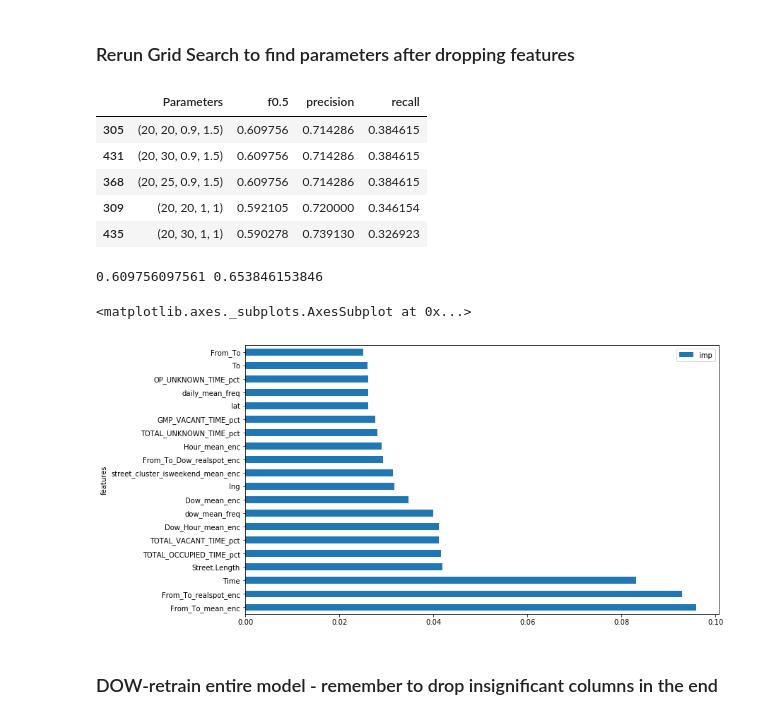
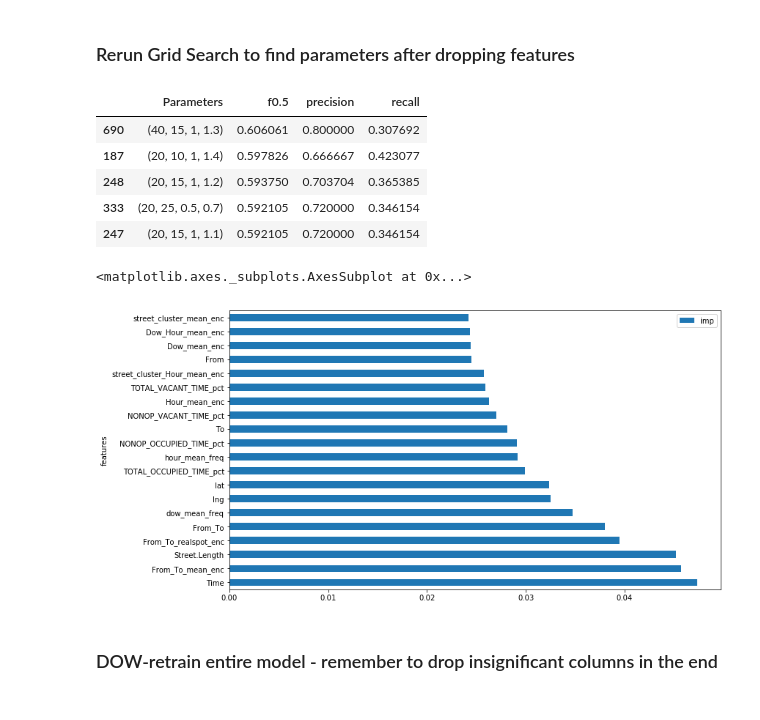
Before and after one commit to dyan10/SF-Parking-prediction-for-Parknav, a Jupyter notebook: models/final_model.ipynb, the cells around one changed output. Drawn from its saved outputs; the diff is of its cells as text; code cells hidden in the pictures.

```diff
--- a/models/final_model.ipynb
+++ b/models/final_model.ipynb
@@ -12,10 +18,10 @@ valid_swhg = pd.read_csv('../data/valid_swhg.csv', infer_datetime_format=True, i
 parkrec = pd.read_csv('../data/park_tojoin.csv')
 pr_test=pd.read_csv('../data/park_tojoin_test.csv')
 
-train['daily_mean_freq'] = parkrec['daily_avg_freq']
+train['hour_mean_freq'] = parkrec['hour_avg_freq']
 train['dow_mean_freq'] = parkrec['dow_avg_freq']
 
-test['daily_mean_freq'] = pr_test['daily_avg_freq']
+test['hour_mean_freq'] = pr_test['hour_avg_freq']
 test['dow_mean_freq'] = pr_test['dow_avg_freq']
 # %%
 train.head()
@@ -289,12 +296,19 @@ table3.head()
 # %%
 # use the best hyperparameters to get feature importance:
-best = (20, 25, 0.6, 0.7)
-np.random.seed(1)
+best = (40, 15, 0.4, 1.5)
+np.random.seed(42)
 m2 = RandomForestClassifier(n_estimators = best[0], max_depth =best[1], max_features=best[2], class_weight={0:1,1:best[3]}, min_samples_split = 2, n_jobs=-1)
 m2.fit(X_train_swhg,y_train_swhg)
+pred = m2.predict(X_valid_swhg)
+prec = precision_score(y_valid_swhg, pred)
+rec = recall_score(y_valid_swhg, pred)
+f = f05_score_hard(y_valid_swhg, pred)
+
+print (f)
 
 feat_imp_swhg = pd.DataFrame({
     'features': X_train_swhg.columns,
     'imp' :m2.feature_importances_
 })
 feat_imp_swhg.sort_values(by='imp', inplace=True, ascending=False)
+feat_imp_swhg[:10].plot('features','imp','barh', figsize=(8,6), fontsize = 8)
@@ -331,5 +342,5 @@ import matplotlib.pyplot as plt
 # %%
-to_keep = feat_imp_swhg[feat_imp_swhg['imp']>0.015].features
+to_keep = feat_imp_swhg[feat_imp_swhg['imp']>0.01].features
 df_keep = X_train_swhg[to_keep].copy()
 # %%
 corr = np.round(scipy.stats.spearmanr(df_keep).correlation, 4)
@@ -437,38 +411,32 @@ table4.sort_values('f0.5', ascending=False, inplace=True)
 table4.head()
 # %% [output]
 |  | Parameters | f0.5 | precision | recall |
-| 305 | (20, 20, 0.9, 1.5) | 0.609756 | 0.714286 | 0.384615 |
-| 431 | (20, 30, 0.9, 1.5) | 0.609756 | 0.714286 | 0.384615 |
-| 368 | (20, 25, 0.9, 1.5) | 0.609756 | 0.714286 | 0.384615 |
-| 309 | (20, 20, 1, 1) | 0.592105 | 0.720000 | 0.346154 |
-| 435 | (20, 30, 1, 1) | 0.590278 | 0.739130 | 0.326923 |
+| 690 | (40, 15, 1, 1.3) | 0.606061 | 0.800000 | 0.307692 |
+| 187 | (20, 10, 1, 1.4) | 0.597826 | 0.666667 | 0.423077 |
+| 248 | (20, 15, 1, 1.2) | 0.593750 | 0.703704 | 0.365385 |
+| 333 | (20, 25, 0.5, 0.7) | 0.592105 | 0.720000 | 0.346154 |
+| 247 | (20, 15, 1, 1.1) | 0.592105 | 0.720000 | 0.346154 |
 # %%
-best = (20, 20, 0.9, 1.5)
-np.random.seed(1)
+best = (40, 15, 1, 1.3)
+np.random.seed(42)
 m3 = RandomForestClassifier(n_estimators = best[0], max_depth =best[1], max_features=best[2], class_weight={0:1,1:best[3]}, min_samples_split = 2, n_jobs=-1)
 m3.fit(finalkeep,y_train_swhg)
 pred = m3.predict(finalval)
 soft = m3.predict_proba(finalval)
 prec = precision_score(y_valid_swhg, pred)
 rec = recall_score(y_valid_swhg, pred)
 f = f05_score_hard(y_valid_swhg, pred)
-auc = roc_auc_score(y_valid_swhg, pred)
 
-
-print (f,auc)
 feat_imp_swhg = pd.DataFrame({
     'features': finalval.columns,
     'imp' :m3.feature_importances_
 })
 feat_imp_swhg.sort_values(by='imp', inplace=True, ascending=False)
 
-import matplotlib.pyplot as plt
-%matplotlib inline
 feat_imp_swhg[:20].plot('features','imp','barh', figsize=(12,7))
 # %% [output]
-0.609756097561 0.653846153846
+<matplotlib.axes._subplots.AxesSubplot at 0x...>
-<matplotlib.axes._subplots.AxesSubplot at 0x...>
-[figure, old version]
+[figure, new version]
 # %%
 finalfeatures = finalkeep.columns
 # %% [markdown]
```
Also changed, not shown: parts of 22 cells of this notebook, 2 other files.
